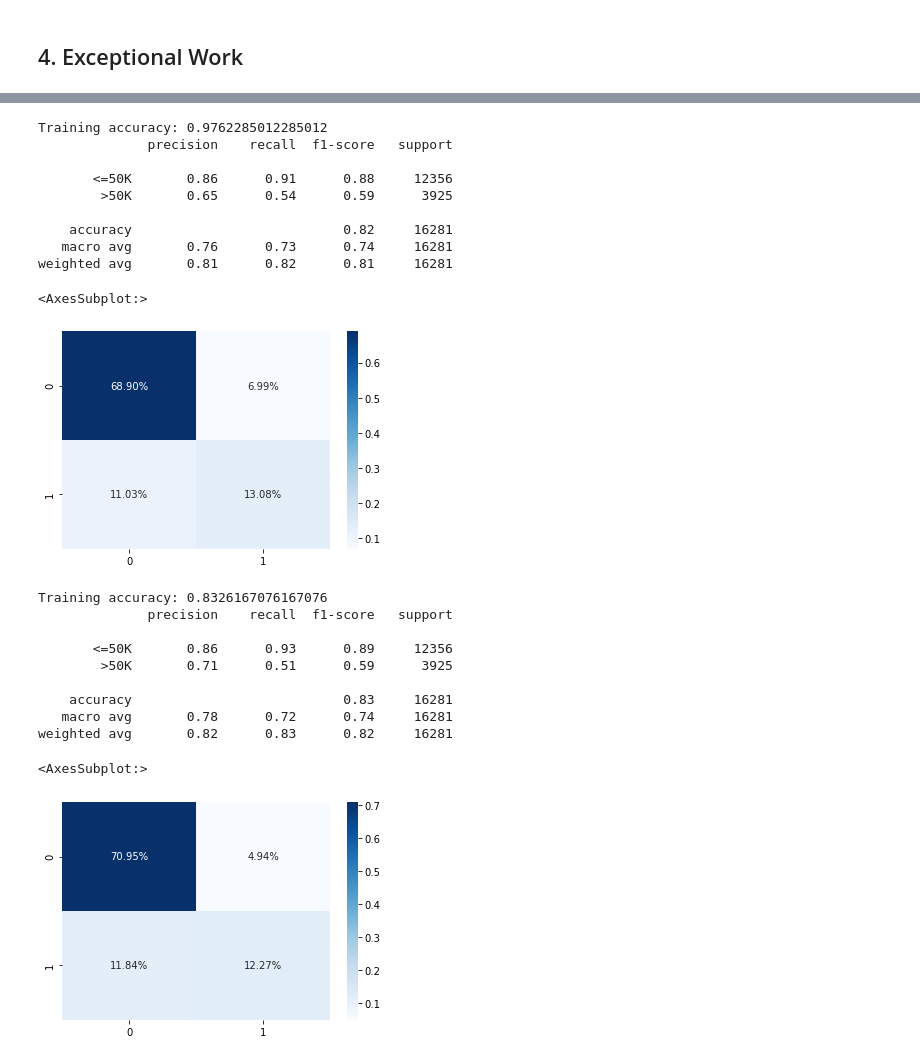
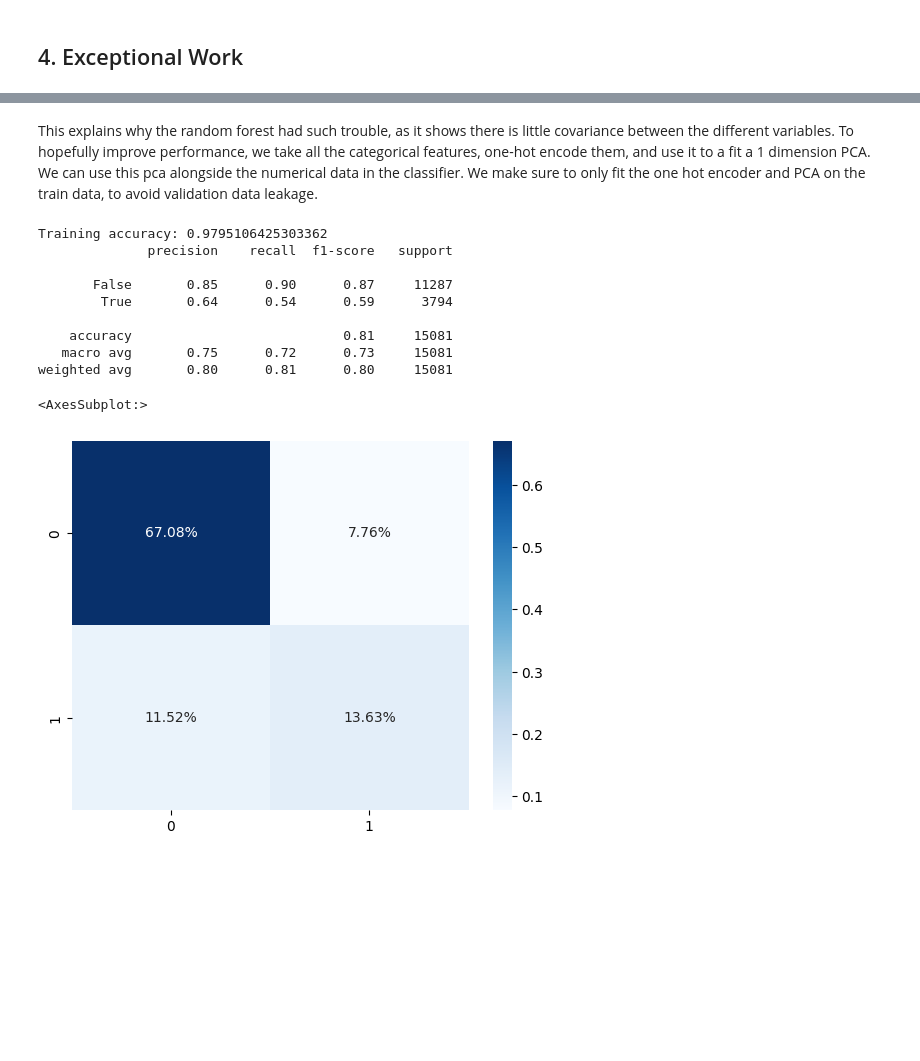
Before and after one commit to mariaherediaa/CS5324-Labs, a Jupyter notebook: Lab1/Lab 1.ipynb, the cells around one changed output, grey strips where cells are left out. Saved outputs shown, nothing was run; the diff lists cells and outputs as text; code cells hidden in the pictures; blank space fills up the shorter version.

```diff
--- a/Lab1/Lab 1.ipynb
+++ b/Lab1/Lab 1.ipynb
@@ -345,7 +345,6 @@ When looking into the education numbers, we can see that of the races, non-white
 # %% [markdown]
 #### Question 2: Does divorce impact an individual's income in regards to
 # %%
-df = pd.read_csv('adultdata.csv', names=columns, index_col=False, sep=', ', engine='python')
 pd.crosstab([df['marital_status'], (df['education_num'] > 9)], df['above_50K_income']).plot(kind='barh', stacked=True)
 plt.legend(loc='best')
 plt.title('Making above 50k by Marital States and Education Rank')
@@ -357,8 +356,6 @@ Of individuals with at least a high school education, it seems that the group of
 # %% [markdown]
 #### Question 3: Do married white men earn more than 50k more often than every other group?
 # %%
-df = pd.read_csv('adultdata.csv', names=columns, index_col=False, sep=', ', engine='python')
-
 pd.crosstab([df['race'], (df['sex'] == 'Male'), (df['marital_status'] == 'Married-civ-spouse')], df['above_50K_income']).plot(kind='barh', stacked=True)
 plt.title('Making Above 50k by race, sex, and marital status')
 # %% [output]
@@ -392,50 +455,50 @@ x_train, x_test, y_train, y_test = train_test_split(
+# %% [markdown]
+This explains why the random forest had such trouble, as it shows there is little covariance between the different variables. To hopefully improve performance, we take all the categorical features, one-hot encode them, and use it to a fit a 1 dimension PCA. We can use this pca alongside the numerical data in the classifier. We make sure to only fit the one hot encoder and PCA on the train data, to avoid validation data leakage.
+# %%
+X = df[['age', 'education_num', 'hours_per_week', 'sex', 'race', 'occupation', 'workclass', 'marital_status', 'relationship', 'native_country']].copy()
+X['pca'] = None
+X['has_capital_income'] = df['capital_gain'] > df['capital_loss']
+
+x_train, x_test, y_train, y_test = train_test_split(
+    X, y, test_size=0.50, random_state=42)
+
+cols = ['sex', 'race','occupation','workclass','marital_status','relationship','native_country', 'has_capital_income']
+
+encoder = OneHotEncoder(sparse=False)
+train_one_hot_encoded = encoder.fit_transform(x_train[cols])
+test_one_hot_encoded = encoder.transform(x_test[cols])
+
+pca =  PCA(n_components=1)
+
+x_train = x_train.copy()
+x_test = x_test.copy()
+
+x_train['pca'] = pca.fit_transform(train_one_hot_encoded)
+x_test['pca'] = pca.transform(test_one_hot_encoded)
+
+x_train = x_train.drop(columns=cols)
+x_test = x_test.drop(columns=cols)
 # %%
-clf = make_pipeline(RandomForestClassifier())
+clf = make_pipeline(StandardScaler(), RandomForestClassifier())
 rf_model = clf.fit(x_train, y_train)
 
 print('Training accuracy:', rf_model.score(x_train, y_train))
 
 predicted = pd.DataFrame(rf_model.predict(x_test))
 
 print(metrics.classification_report(y_test, predicted))
 
 cf_matrix = metrics.confusion_matrix(y_test, predicted)
 sns.heatmap(cf_matrix/np.sum(cf_matrix), annot=True, fmt='.2%', cmap='Blues')
 # %% [output]
-Training accuracy: 0.9762285012285012
+Training accuracy: 0.9795106425303362
               precision    recall  f1-score   support
 
-       <=50K       0.86      0.91      0.88     12356
-        >50K       0.65      0.54      0.59      3925
+       False       0.85      0.90      0.87     11287
+        True       0.64      0.54      0.59      3794
 
-    accuracy                           0.82     16281
-   macro avg       0.76      0.73      0.74     16281
-weighted avg       0.81      0.82      0.81     16281
+    accuracy                           0.81     15081
+   macro avg       0.75      0.72      0.73     15081
+weighted avg       0.80      0.81      0.80     15081
 <AxesSubplot:>
-[figure, old version]
+[figure, new version]
-# %%
-from sklearn.svm import SVC
-
-clf = make_pipeline(SVC(gamma='auto'))
-
-model = clf.fit(x_train, y_train)
-print('Training accuracy:', model.score(x_train, y_train))
-
-predicted = pd.DataFrame(model.predict(x_test))
-
-print(metrics.classification_report(y_test, predicted))
-
-cf_matrix = metrics.confusion_matrix(y_test, predicted)
-sns.heatmap(cf_matrix/np.sum(cf_matrix), annot=True, fmt='.2%', cmap='Blues')
-# %% [output]
-Training accuracy: 0.8326167076167076
-              precision    recall  f1-score   support
-
-       <=50K       0.86      0.93      0.89     12356
-        >50K       0.71      0.51      0.59      3925
-
-    accuracy                           0.83     16281
-   macro avg       0.78      0.72      0.74     16281
-weighted avg       0.82      0.83      0.82     16281
-<AxesSubplot:>
-[figure, removed]
```
Also changed, not shown: parts of 12 cells of this notebook.
